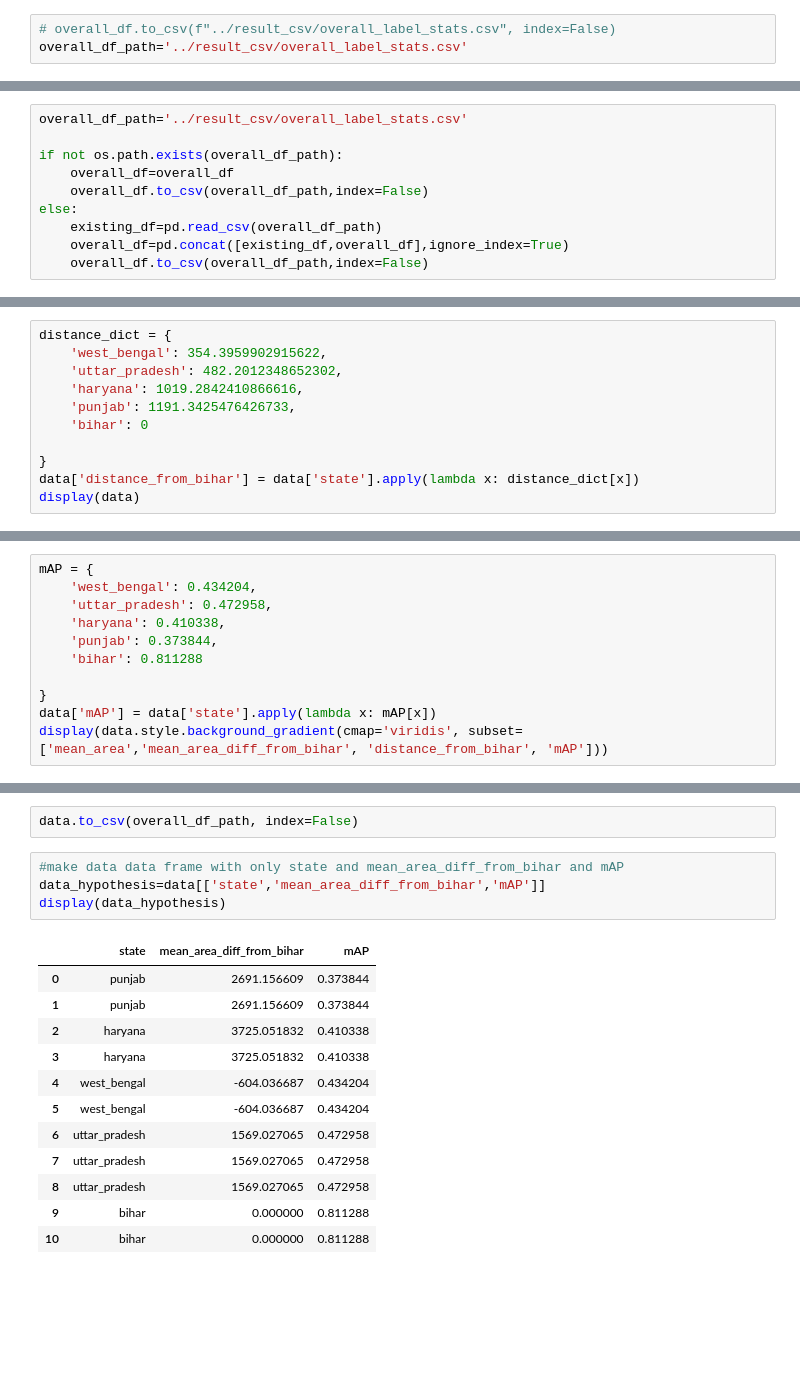
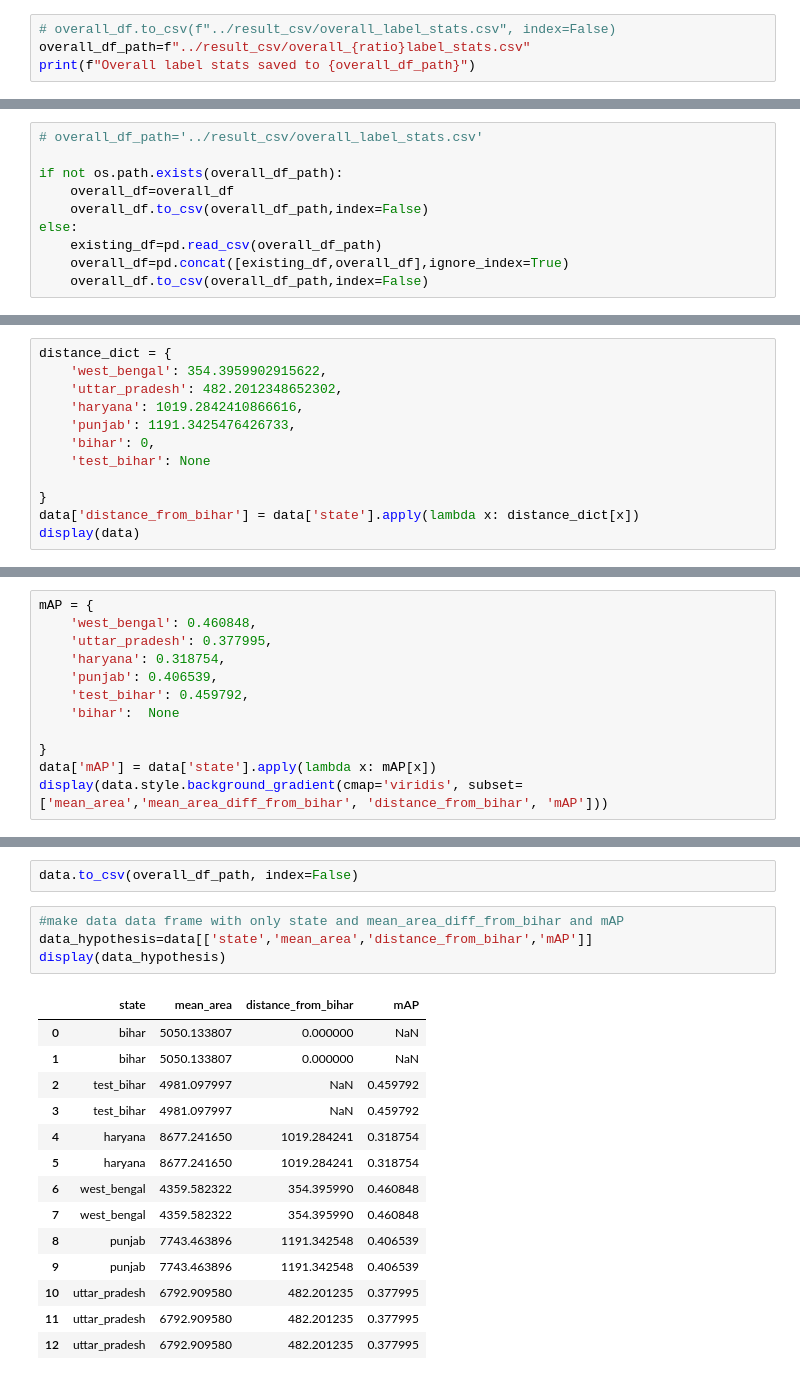
Before and after one commit to rishabh-mondal/ijcai_2025_kilns, a Jupyter notebook: notebooks/labels_area_stats.ipynb, the cells around one changed output, grey strips where cells are left out. Saved outputs shown, nothing was run; the diff lists cells and outputs as text; blank space fills up the shorter version.

```diff
--- a/notebooks/labels_area_stats.ipynb
+++ b/notebooks/labels_area_stats.ipynb
@@ -190,3 +205,4 @@ display(overall_df)
 # %%
 # overall_df.to_csv(f"../result_csv/overall_label_stats.csv", index=False)
-overall_df_path='../result_csv/overall_label_stats.csv'
+overall_df_path=f"../result_csv/overall_{ratio}label_stats.csv"
+print(f"Overall label stats saved to {overall_df_path}")
@@ -193,5 +211,5 @@ overall_df_path='../result_csv/overall_label_stats.csv'
 # %%
-overall_df_path='../result_csv/overall_label_stats.csv'
+# overall_df_path='../result_csv/overall_label_stats.csv'
 
 if not os.path.exists(overall_df_path):
     overall_df=overall_df
@@ -230,7 +246,8 @@ distance_dict = {
     'uttar_pradesh': 482.2012348652302,
     'haryana': 1019.2842410866616,
     'punjab': 1191.3425476426733,
-    'bihar': 0
+    'bihar': 0,
+    'test_bihar': None
 
 }
 data['distance_from_bihar'] = data['state'].apply(lambda x: distance_dict[x])
@@ -251,10 +270,11 @@ display(data)
 # %%
 mAP = {
-    'west_bengal': 0.434204,
-    'uttar_pradesh': 0.472958,
-    'haryana': 0.410338,
-    'punjab': 0.373844,
-    'bihar': 0.811288
+    'west_bengal': 0.460848,
+    'uttar_pradesh': 0.377995,
+    'haryana': 0.318754,
+    'punjab': 0.406539,
+    'test_bihar': 0.459792,
+    'bihar':  None
 
 }
 data['mAP'] = data['state'].apply(lambda x: mAP[x])
@@ -276,21 +298,23 @@ display(data.style.background_gradient(cmap='viridis', subset=['mean_area','mean
 data.to_csv(overall_df_path, index=False)
 # %%
 #make data data frame with only state and mean_area_diff_from_bihar and mAP
-data_hypothesis=data[['state','mean_area_diff_from_bihar','mAP']]
+data_hypothesis=data[['state','mean_area','distance_from_bihar','mAP']]
 display(data_hypothesis)
 # %% [output]
-|  | state | mean_area_diff_from_bihar | mAP |
-| 0 | punjab | 2691.156609 | 0.373844 |
-| 1 | punjab | 2691.156609 | 0.373844 |
-| 2 | haryana | 3725.051832 | 0.410338 |
-| 3 | haryana | 3725.051832 | 0.410338 |
-| 4 | west_bengal | -604.036687 | 0.434204 |
-| 5 | west_bengal | -604.036687 | 0.434204 |
-| 6 | uttar_pradesh | 1569.027065 | 0.472958 |
-| 7 | uttar_pradesh | 1569.027065 | 0.472958 |
-| 8 | uttar_pradesh | 1569.027065 | 0.472958 |
-| 9 | bihar | 0.000000 | 0.811288 |
-| 10 | bihar | 0.000000 | 0.811288 |
+|  | state | mean_area | distance_from_bihar | mAP |
+| 0 | bihar | 5050.133807 | 0.000000 | NaN |
+| 1 | bihar | 5050.133807 | 0.000000 | NaN |
+| 2 | test_bihar | 4981.097997 | NaN | 0.459792 |
+| 3 | test_bihar | 4981.097997 | NaN | 0.459792 |
+| 4 | haryana | 8677.241650 | 1019.284241 | 0.318754 |
+| 5 | haryana | 8677.241650 | 1019.284241 | 0.318754 |
+| 6 | west_bengal | 4359.582322 | 354.395990 | 0.460848 |
+| 7 | west_bengal | 4359.582322 | 354.395990 | 0.460848 |
+| 8 | punjab | 7743.463896 | 1191.342548 | 0.406539 |
+| 9 | punjab | 7743.463896 | 1191.342548 | 0.406539 |
+| 10 | uttar_pradesh | 6792.909580 | 482.201235 | 0.377995 |
+| 11 | uttar_pradesh | 6792.909580 | 482.201235 | 0.377995 |
+| 12 | uttar_pradesh | 6792.909580 | 482.201235 | 0.377995 |
 # %%
 #drop the duplicate rows
 data_hypothesis.drop_duplicates(inplace=True)
```
Also changed, not shown: parts of 17 cells of this notebook, 3 other files.
